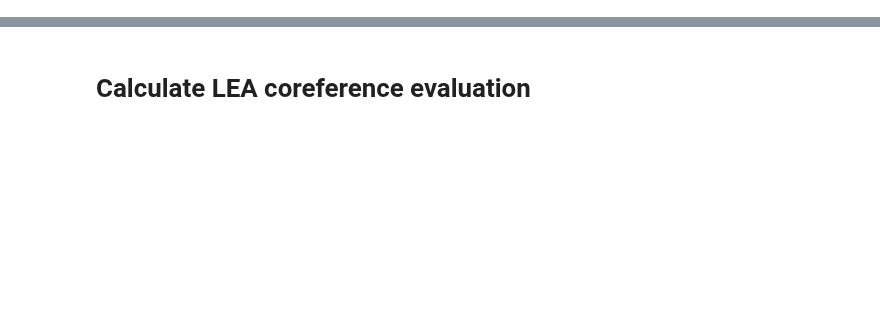
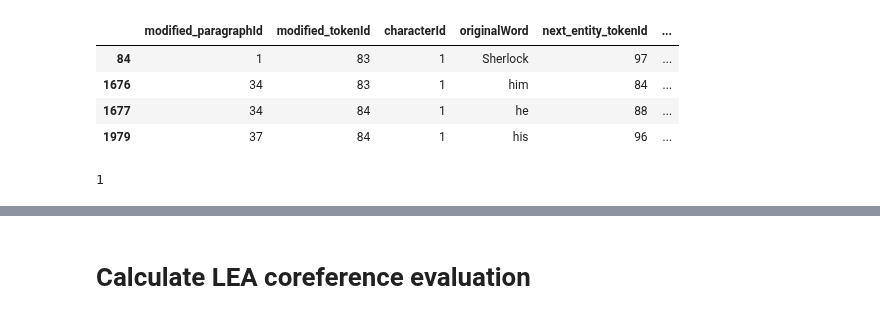
Before and after one commit to michaelmilleryoder/fanfiction-scripts, a Jupyter notebook: jupyter/pipeline_evaluation.ipynb, the cells around one changed output, grey strips where cells are left out. Cells and saved outputs as stored; diff of their text form; code cells hidden in the pictures; blank space fills up the shorter version.

```diff
--- a/jupyter/pipeline_evaluation.ipynb
+++ b/jupyter/pipeline_evaluation.ipynb
@@ -0,0 +295,50 @@
+# %%
+mentions[mentions['modified_tokenId'].isin([83,84])]
+# %% [output]
+|  | modified_paragraphId | modified_tokenId | characterId | originalWord | next_entity_tokenId | ... |
+| 84 | 1 | 83 | 1 | Sherlock | 97 | ... |
+| 1676 | 34 | 83 | 1 | him | 84 | ... |
+| 1677 | 34 | 84 | 1 | he | 88 | ... |
+| 1979 | 37 | 84 | 1 | his | 96 | ... |
+# %%
+predicted_entities = {}
+
+prev_was_sequential = False
+prev_token_id_start = 0
+
+# fic_id = int(fname.split('.')[0].split('_')[1])
+fic_id = 12828381
+
+for row in list(mentions.itertuples()):
+    chapter_id = 1
+    para_id = row.modified_paragraphId
+    character_id = row.characterId
+    token_id_start = row.modified_tokenId
+
+    if row.sequential: # Store last token ID
+        if prev_was_sequential: # in the middle of an entity mention
+            continue
+        else:
+            prev_was_sequential = True
+            prev_token_id_start = token_id_start
+            continue
+
+    # Save entity mention
+    if not fic_id in predicted_entities:
+        predicted_entities[fic_id] = {}
+
+    if not character_id in predicted_entities[fic_id]:
+        predicted_entities[fic_id][character_id] = set()
+
+    if prev_was_sequential:
+        token_id_start = prev_token_id_start
+
+    token_id_end = row.modified_tokenId
+
+    predicted_entities[fic_id][character_id].add((chapter_id, para_id, token_id_start, token_id_end))
+
+    prev_was_sequential = row.sequential
+
+len(predicted_entities)
+# %% [output]
+1
```
Also changed, not shown: parts of 37 cells of this notebook.
